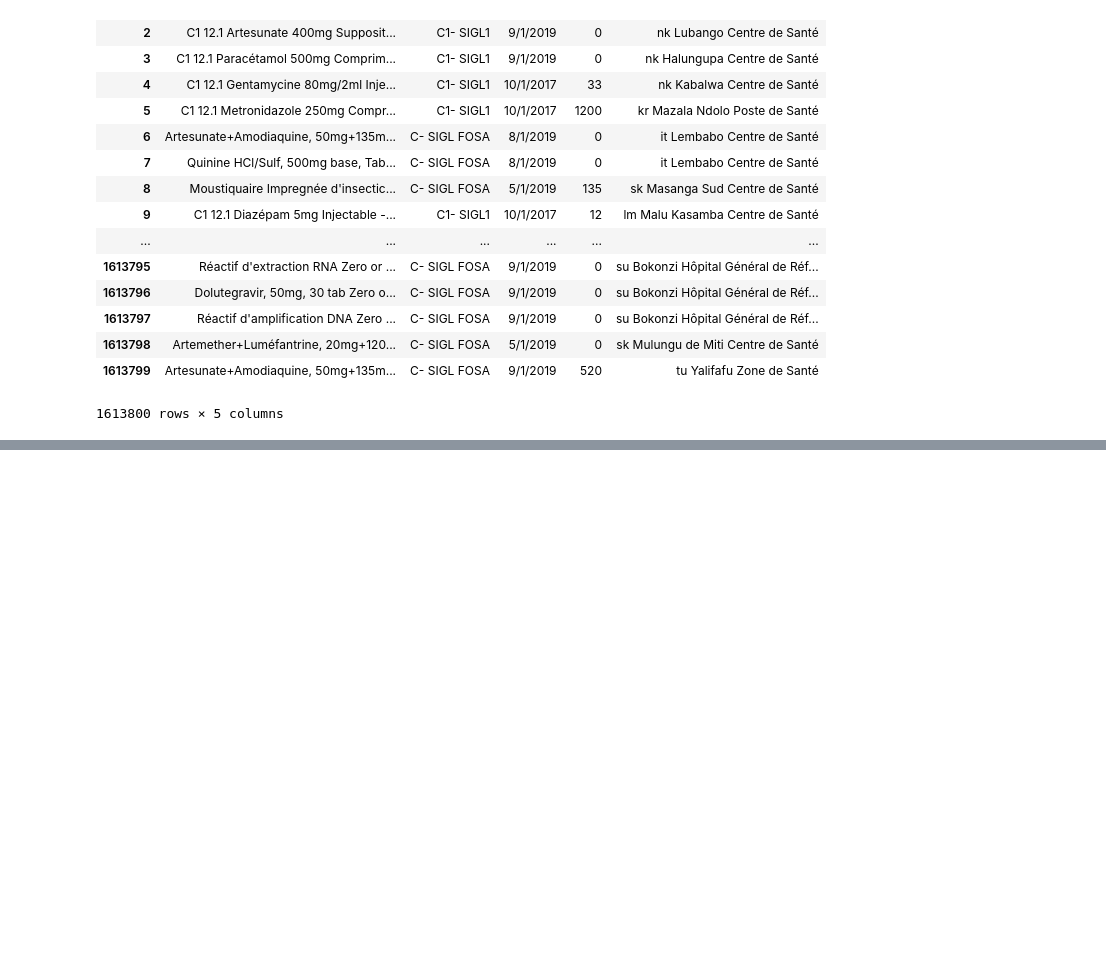
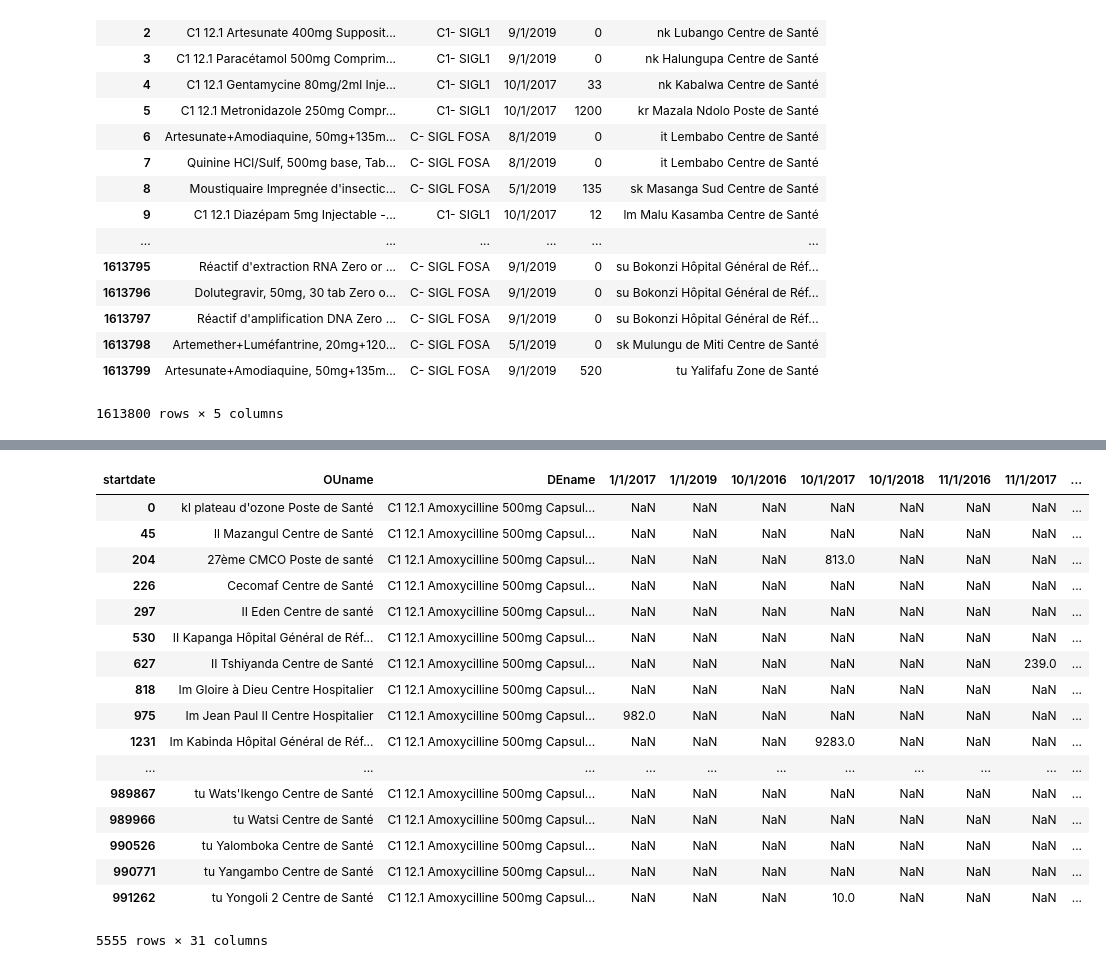
Before and after one commit to micnice/Random-forest-classifier, a Jupyter notebook: Data cleaning.ipynb, the cells around one changed output, grey strips where cells are left out. Saved outputs shown, nothing was run; the diff lists cells and outputs as text; code cells hidden in the pictures; blank space fills up the shorter version.

```diff
--- a/Data cleaning.ipynb
+++ b/Data cleaning.ipynb
@@ -82,0 +68,25 @@ df["Dec"] = newdf.value.where(newdf.startdate.values == '12/1/2019')
+# %%
+df = df[df.value!='REDEPLOYE']
+df = df[df.value!='O']
+df = df[df.value!='Discordance imbécile']
+df = df[df.value!='rupture']
+df = df[df.value!='Non Applicable (N.A)']
+df = df[df.value!='ssc']
+df = df[df.value!='périmés']
+df = df[df.value!='flaçon de 10doses']
+df = df[df.value!='50000 au BCZS-Moba']
+df = df[df.value!='Expiré']
+df = df[df.value!='flaçon 10doses']
+df = df[df.value!='Quantité à risque de péremption']
+df = df[df.value!='EXPIRE']
+df = df[df.value!='10 doses']
+df = df[df.value!='Rupture']
+df = df[df.value!='péremption']
+df = df[df.value!='expiré']
+df = df[df.value!='sont périmés']
+df = df[df.value!='ADBC']
+df = df[df.value!='10 VERS BON BERGE']
+df = df[df.value!='300mg']
+df = df[df.value!='les activités PEV ne sont pas intégré']
+df = df[df.value!='30R']
+df = df[df.value!='NaN']
@@ -83 +108,5 @@ df["Dec"] = newdf.value.where(newdf.startdate.values == '12/1/2019')
+# %%
+df['value'] = pd.to_numeric(df.value)
+# %%
+df = df.sort_values(by=['DSname','DEname','OUname',] )
 # %%
@@ -87 +133,25 @@ array(['C1- SIGL1', 'C- SIGL FOSA', 'C2- SIGL2'], dtype=object)
+# %%
+newdf = pd.pivot_table(df, values = 'value', index=['OUname','DEname'], columns = 'startdate').reset_index()
+# %%
+RHZE = newdf[newdf.DEname=='C1 12.1 Amoxycilline 500mg Capsule - quantité consommée']
+RHZE
+# %% [output]
+| startdate | OUname | DEname | 1/1/2017 | 1/1/2019 | 10/1/2016 | 10/1/2017 | 10/1/2018 | 11/1/2016 | 11/1/2017 | ... |
+| 0 | kl plateau d'ozone Poste de Santé | C1 12.1 Amoxycilline 500mg Capsul... | NaN | NaN | NaN | NaN | NaN | NaN | NaN | ... |
+| 45 | ll Mazangul Centre de Santé | C1 12.1 Amoxycilline 500mg Capsul... | NaN | NaN | NaN | NaN | NaN | NaN | NaN | ... |
+| 204 | 27ème CMCO Poste de santé | C1 12.1 Amoxycilline 500mg Capsul... | NaN | NaN | NaN | 813.0 | NaN | NaN | NaN | ... |
+| 226 | Cecomaf Centre de Santé | C1 12.1 Amoxycilline 500mg Capsul... | NaN | NaN | NaN | NaN | NaN | NaN | NaN | ... |
+| 297 | II Eden Centre de santé | C1 12.1 Amoxycilline 500mg Capsul... | NaN | NaN | NaN | NaN | NaN | NaN | NaN | ... |
+| 530 | II Kapanga Hôpital Général de Réf... | C1 12.1 Amoxycilline 500mg Capsul... | NaN | NaN | NaN | NaN | NaN | NaN | NaN | ... |
+| 627 | II Tshiyanda Centre de Santé | C1 12.1 Amoxycilline 500mg Capsul... | NaN | NaN | NaN | NaN | NaN | NaN | 239.0 | ... |
+| 818 | Im Gloire à Dieu Centre Hospitalier | C1 12.1 Amoxycilline 500mg Capsul... | NaN | NaN | NaN | NaN | NaN | NaN | NaN | ... |
+| 975 | Im Jean Paul II Centre Hospitalier | C1 12.1 Amoxycilline 500mg Capsul... | 982.0 | NaN | NaN | NaN | NaN | NaN | NaN | ... |
+| 1231 | Im Kabinda Hôpital Général de Réf... | C1 12.1 Amoxycilline 500mg Capsul... | NaN | NaN | NaN | 9283.0 | NaN | NaN | NaN | ... |
+| ... | ... | ... | ... | ... | ... | ... | ... | ... | ... | ... |
+| 989867 | tu Wats'Ikengo Centre de Santé | C1 12.1 Amoxycilline 500mg Capsul... | NaN | NaN | NaN | NaN | NaN | NaN | NaN | ... |
+| 989966 | tu Watsi Centre de Santé | C1 12.1 Amoxycilline 500mg Capsul... | NaN | NaN | NaN | NaN | NaN | NaN | NaN | ... |
+| 990526 | tu Yalomboka Centre de Santé | C1 12.1 Amoxycilline 500mg Capsul... | NaN | NaN | NaN | NaN | NaN | NaN | NaN | ... |
+| 990771 | tu Yangambo Centre de Santé | C1 12.1 Amoxycilline 500mg Capsul... | NaN | NaN | NaN | NaN | NaN | NaN | NaN | ... |
+| 991262 | tu Yongoli 2 Centre de Santé | C1 12.1 Amoxycilline 500mg Capsul... | NaN | NaN | NaN | 10.0 | NaN | NaN | NaN | ... |
+5555 rows × 31 columns
 # %%
```
Also changed, not shown: parts of 14 cells of this notebook.
